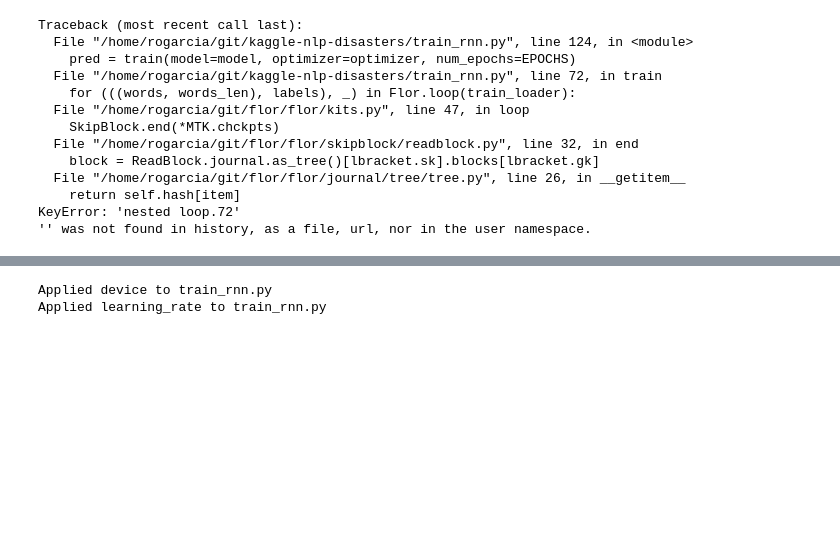
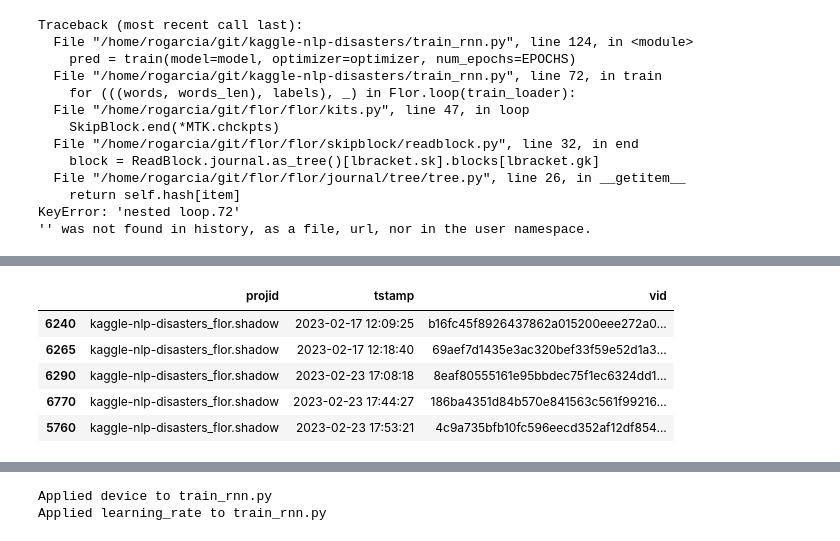
Before and after one commit to ucbrise/kaggle-nlp-disasters, a Jupyter notebook: lab_notebook.ipynb, the cells around one changed output, grey strips where cells are left out. Saved outputs shown, nothing was run; the diff lists cells and outputs as text; code cells hidden in the pictures; blank space fills up the shorter version.

```diff
--- a/lab_notebook.ipynb
+++ b/lab_notebook.ipynb
@@ -72,0 +74,14 @@ flor.full_pivot()
+# %%
+"""
+SELECT projid, tstamp, vid
+FROM full_pivot
+WHERE device is null;
+"""
+full_pivot[full_pivot['optimizer'].isna()][['projid', 'tstamp', 'vid']].drop_duplicates()
+# %% [output]
+|  | projid | tstamp | vid |
+| 6240 | kaggle-nlp-disasters_flor.shadow | 2023-02-17 12:09:25 | b16fc45f8926437862a015200eee272a0... |
+| 6265 | kaggle-nlp-disasters_flor.shadow | 2023-02-17 12:18:40 | 69aef7d1435e3ac320bef33f59e52d1a3... |
+| 6290 | kaggle-nlp-disasters_flor.shadow | 2023-02-23 17:08:18 | 8eaf80555161e95bbdec75f1ec6324dd1... |
+| 6770 | kaggle-nlp-disasters_flor.shadow | 2023-02-23 17:44:27 | 186ba4351d84b570e841563c561f99216... |
+| 5760 | kaggle-nlp-disasters_flor.shadow | 2023-02-23 17:53:21 | 4c9a735bfb10fc596eecd352af12df854... |
```
Also changed, not shown: parts of 6 cells of this notebook.
